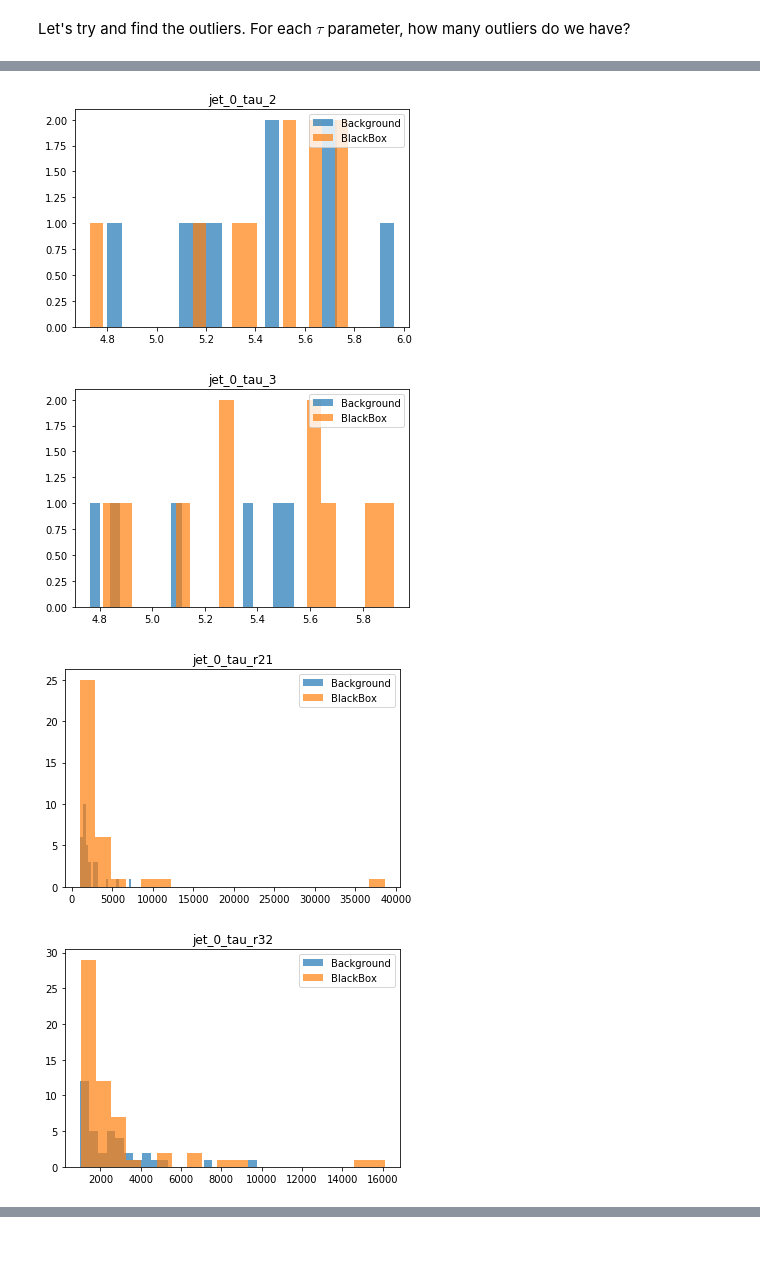
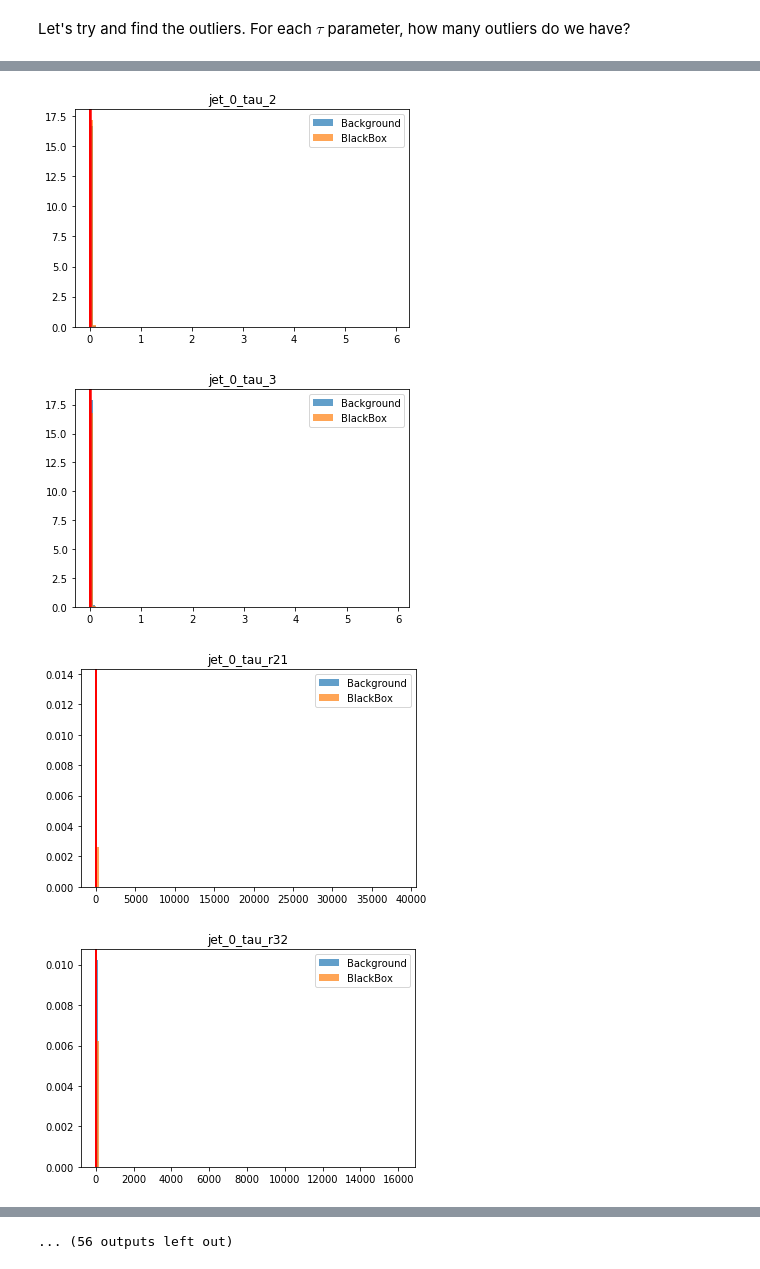
Before and after one commit to ezeeEric/LHCOlymp, a Jupyter notebook: notebooks/EDA-Subjettiness.ipynb, the cells around one changed output, grey strips where cells are left out. Saved outputs shown, nothing was run; the diff lists cells and outputs as text; code cells hidden in the pictures.

Commit message:
Updated with plots of outliers marked on the rest of the variables.

```diff
--- a/notebooks/EDA-Subjettiness.ipynb
+++ b/notebooks/EDA-Subjettiness.ipynb
@@ -122,0 +129,3 @@ for tau in ['jet_0_tau_2', 'jet_0_tau_3']:
+# %%
+jet1r32_indices = blackbox_df.sort_values(by=['jet_1_tau_r32'], ascending=False)[:5]['evtIdx'].to_numpy()
+jet1r21_indices = blackbox_df.sort_values(by=['jet_1_tau_r21'], ascending=False)[:5]['evtIdx'].to_numpy()
@@ -123,15 +134,16 @@ for tau in ['jet_0_tau_2', 'jet_0_tau_3']:
 # %%
-z_threshold = 10
+for param in range(background_data_array.shape[1]):
+    bb32_lines = blackbox_df[blackbox_df['evtIdx'].isin(jet1r32_indices)][blackbox_df.columns[param+3]].to_numpy()
+    bb21_lines = blackbox_df[blackbox_df['evtIdx'].isin(jet1r21_indices)][blackbox_df.columns[param+3]].to_numpy()
 
-for tau in tau_names:
-    threshold = 3
-    if 'r' in tau:
-        threshold = 1000
-    bg_data = background_df[background_df[tau] > threshold][tau].to_numpy()
-    bb_data = blackbox_df[blackbox_df[tau] > threshold][tau].to_numpy()
-    plt.hist(bg_data, alpha=0.7, label='Background', density=False, bins=20)
-    plt.hist(bb_data, alpha=0.7, label='BlackBox', density=False, bins=20)
-    plt.title(f"{tau}")
+
+    plt.hist(background_data_array[:, param], alpha=0.7, label='Background', density=True, bins=100)
+    plt.hist(blackbox_data_array[:, param], alpha=0.7, label='BlackBox', density=True, bins=100)
+
+    for marker in bb32_lines + bb21_lines:
+        plt.axvline(x=marker, color='red')
+
+    plt.title(f"{background_df.columns[param+3]}")
     plt.legend(loc='upper right')
     plt.show()
     print()
@@ -140,4 +152,4 @@ for tau in tau_names:
-[figure, old version]
+[figure, new version]
-[figure, old version]
+[figure, new version]
-[figure, old version]
+[figure, new version]
-[figure, old version]
+[figure, new version]
@@ -148,0 +163 @@ for tau in tau_names:
+... (56 outputs left out)
```
Also changed, not shown: parts of 8 cells of this notebook.
